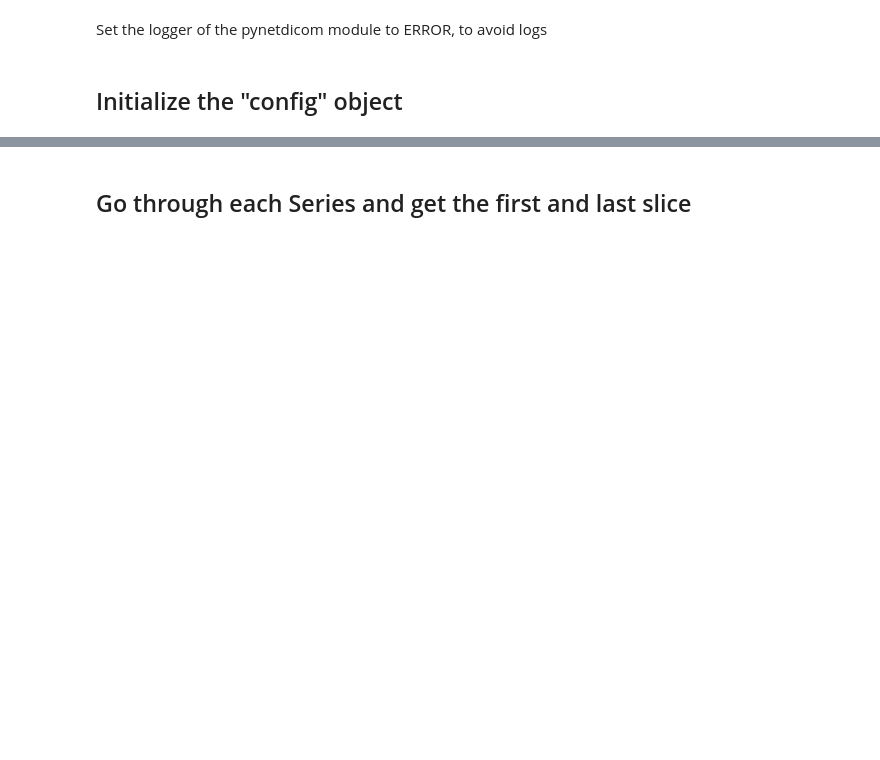
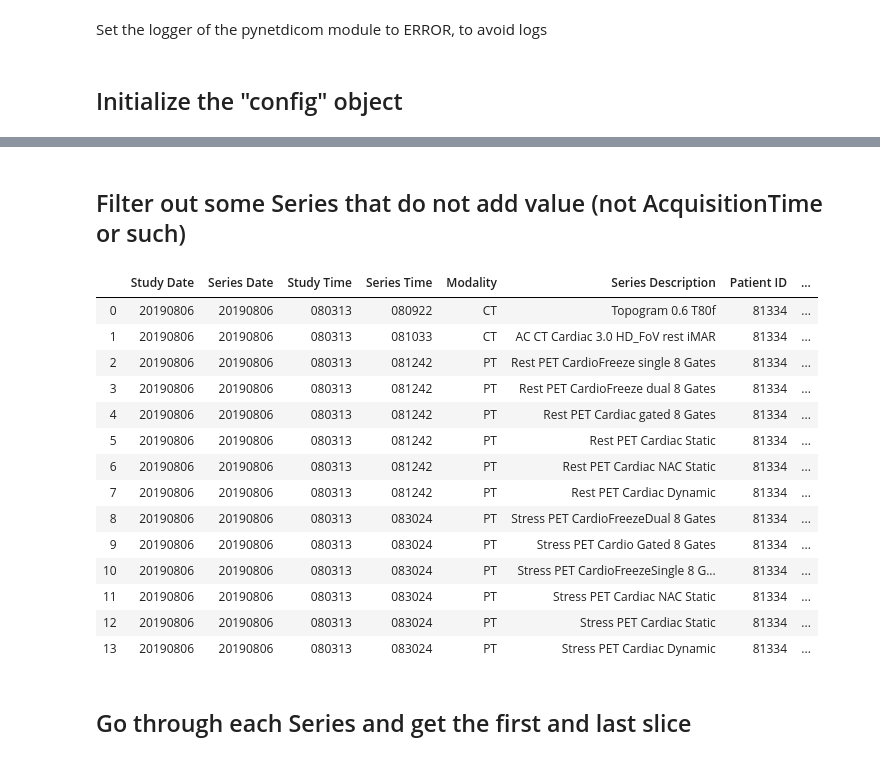
Before and after one commit to blaurenczy/pyschedvisu, a Jupyter notebook: retrieve_DICOMs_from_PACS.ipynb, the cells around one changed output, grey strips where cells are left out. Saved outputs shown, nothing was run; the diff lists cells and outputs as text; code cells hidden in the pictures; blank space fills up the shorter version.

```diff
--- a/retrieve_DICOMs_from_PACS.ipynb
+++ b/retrieve_DICOMs_from_PACS.ipynb
@@ -77,35 +143,26 @@ Get all series for the found studies
-# %%
-series_level_filters = ['Study Date', 'Patient ID']
-to_drop_columns = ['Query/Retrieve Level', 'Retrieve AE Title', 'Type of Patient ID', 'Issuer of Patient ID']
-sort_columns = ['Series Time', 'Number of Series Related Instances']
-
-#for i_study in range(len(df_all_studies)):
-for i_study in range(1):
-    logging.info('DataFrame row:\n' + str(df_all_studies.loc[i_study, :]))
-
-    # create the query dataset
-    query_ds = create_dataset_from_dataframe_row(df_all_studies.loc[i_study, :], 'SERIES', incl=series_level_filters)
-    # parameters for filtering
-    query_ds.SeriesDate = ds.StudyDate
-    query_ds.Modality = 'PT'
-    # parameters to fetch
-    query_ds.SeriesInstanceUID = ''
-    query_ds.StudyInstanceUID = ''
-    query_ds.SeriesTime = ''
-    query_ds.StudyTime  = ''
-    query_ds.NumberOfSeriesRelatedInstances = ''
-    query_ds.SeriesDescription = ''
-    # display the query dataset
-    logging.info('Query Dataset:')
-    for s in str(query_ds).split('\n'): logging.info('    ' + s)
-
-    # do the query (C-FIND)
-    df_series = find_data(config, query_ds)
-
-    # drop unwanted columns, sort and display
-    df_series = df_series.drop(to_drop_columns, axis=1)
-    df_series.sort_values(sort_columns, inplace=True)
-    ICD.display(df_series)
+# %% [markdown]
+Filter out some Series that do not add value (not AcquisitionTime or such)
+--
+# %%
+series_descr_to_exclude = ['PET Statistics', 'Patient Protocol', 'PET Dose Report']
+df_series = df_series[~df_series['Series Description'].isin(series_descr_to_exclude)].reset_index(drop=True)
+df_series
+# %% [output]
+|  | Study Date | Series Date | Study Time | Series Time | Modality | Series Description | Patient ID | ... |
+| 0 | 20190806 | 20190806 | 080313 | 080922 | CT | Topogram 0.6 T80f | 81334 | ... |
+| 1 | 20190806 | 20190806 | 080313 | 081033 | CT | AC CT Cardiac 3.0 HD_FoV rest iMAR | 81334 | ... |
+| 2 | 20190806 | 20190806 | 080313 | 081242 | PT | Rest PET CardioFreeze single 8 Gates | 81334 | ... |
+| 3 | 20190806 | 20190806 | 080313 | 081242 | PT | Rest PET CardioFreeze dual 8 Gates | 81334 | ... |
+| 4 | 20190806 | 20190806 | 080313 | 081242 | PT | Rest PET Cardiac gated 8 Gates | 81334 | ... |
+| 5 | 20190806 | 20190806 | 080313 | 081242 | PT | Rest PET Cardiac Static | 81334 | ... |
+| 6 | 20190806 | 20190806 | 080313 | 081242 | PT | Rest PET Cardiac NAC Static | 81334 | ... |
+| 7 | 20190806 | 20190806 | 080313 | 081242 | PT | Rest PET Cardiac Dynamic | 81334 | ... |
+| 8 | 20190806 | 20190806 | 080313 | 083024 | PT | Stress PET CardioFreezeDual 8 Gates | 81334 | ... |
+| 9 | 20190806 | 20190806 | 080313 | 083024 | PT | Stress PET Cardio Gated 8 Gates | 81334 | ... |
+| 10 | 20190806 | 20190806 | 080313 | 083024 | PT | Stress PET CardioFreezeSingle 8 G... | 81334 | ... |
+| 11 | 20190806 | 20190806 | 080313 | 083024 | PT | Stress PET Cardiac NAC Static | 81334 | ... |
+| 12 | 20190806 | 20190806 | 080313 | 083024 | PT | Stress PET Cardiac Static | 81334 | ... |
+| 13 | 20190806 | 20190806 | 080313 | 083024 | PT | Stress PET Cardiac Dynamic | 81334 | ... |
 # %% [markdown]
 Go through each Series and get the first and last slice
 --
```
Also changed, not shown: parts of 30 cells of this notebook, 1 other file.
